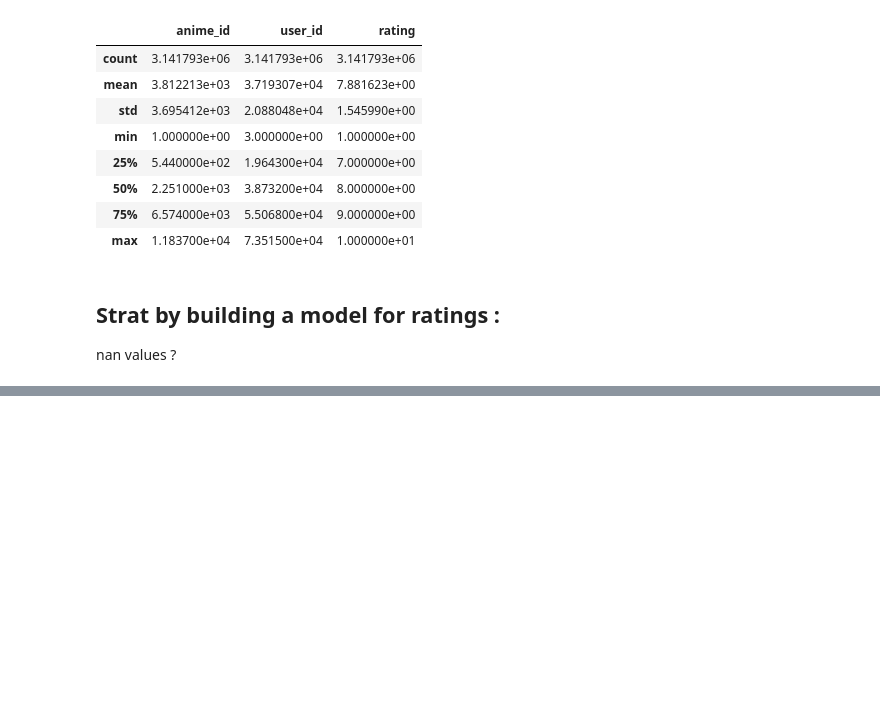
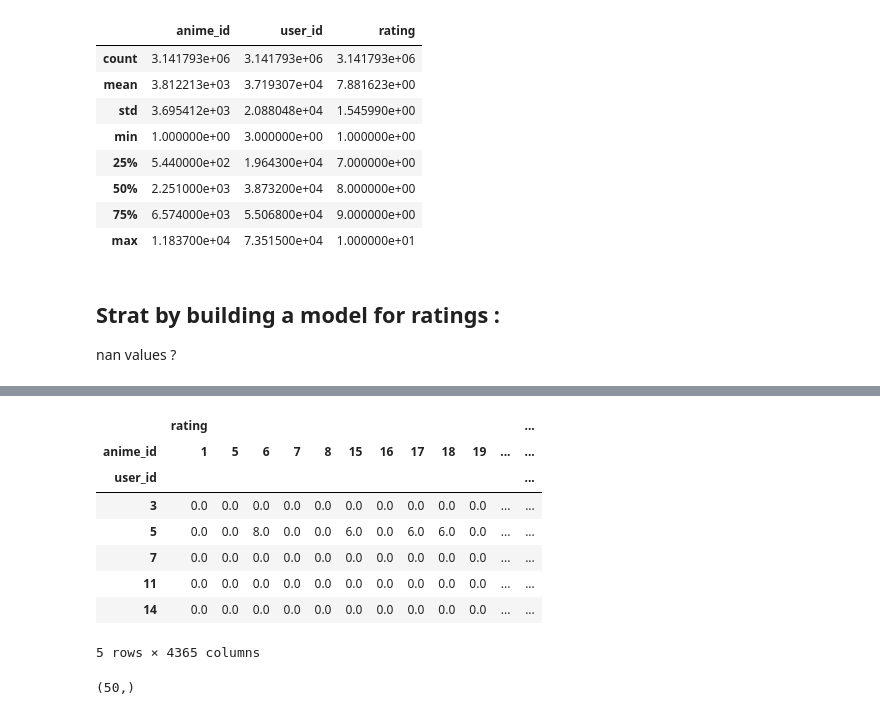
Before and after one commit to glaiveVII/bigdata, a Jupyter notebook: maths/pel-TP.ipynb, the cells around one changed output, grey strips where cells are left out. Drawn from its saved outputs; the diff is of its cells as text; code cells hidden in the pictures; blank space fills up the shorter version.

```diff
--- a/maths/pel-TP.ipynb
+++ b/maths/pel-TP.ipynb
@@ -129,0 +221,4 @@ nan values ?
+# %%
+wideMatrix = pd.pivot_table(anime,values='rating',
+                                index=['user_id','anime_id'],
+                                aggfunc=np.mean).unstack()
@@ -129,0 +240,14 @@ nan values ?
+# %%
+wideMatrix2=wideMatrix.fillna(0)
+# %%
+wideMatrix2.head()
+# %% [output]
+|  | rating |  |  |  |  |  |  |  |  |  |  | ... |
+| anime_id | 1 | 5 | 6 | 7 | 8 | 15 | 16 | 17 | 18 | 19 | ... | ... |
+| user_id |  |  |  |  |  |  |  |  |  |  |  | ... |
+| 3 | 0.0 | 0.0 | 0.0 | 0.0 | 0.0 | 0.0 | 0.0 | 0.0 | 0.0 | 0.0 | ... | ... |
+| 5 | 0.0 | 0.0 | 8.0 | 0.0 | 0.0 | 6.0 | 0.0 | 6.0 | 6.0 | 0.0 | ... | ... |
+| 7 | 0.0 | 0.0 | 0.0 | 0.0 | 0.0 | 0.0 | 0.0 | 0.0 | 0.0 | 0.0 | ... | ... |
+| 11 | 0.0 | 0.0 | 0.0 | 0.0 | 0.0 | 0.0 | 0.0 | 0.0 | 0.0 | 0.0 | ... | ... |
+| 14 | 0.0 | 0.0 | 0.0 | 0.0 | 0.0 | 0.0 | 0.0 | 0.0 | 0.0 | 0.0 | ... | ... |
+5 rows × 4365 columns
@@ -129,0 +260,5 @@ nan values ?
+# %%
+U, sigma, Vt = svds(R_demeaned, k = 50)
+sigma.shape
+# %% [output]
+(50,)
```
Also changed, not shown: parts of 28 cells of this notebook.
